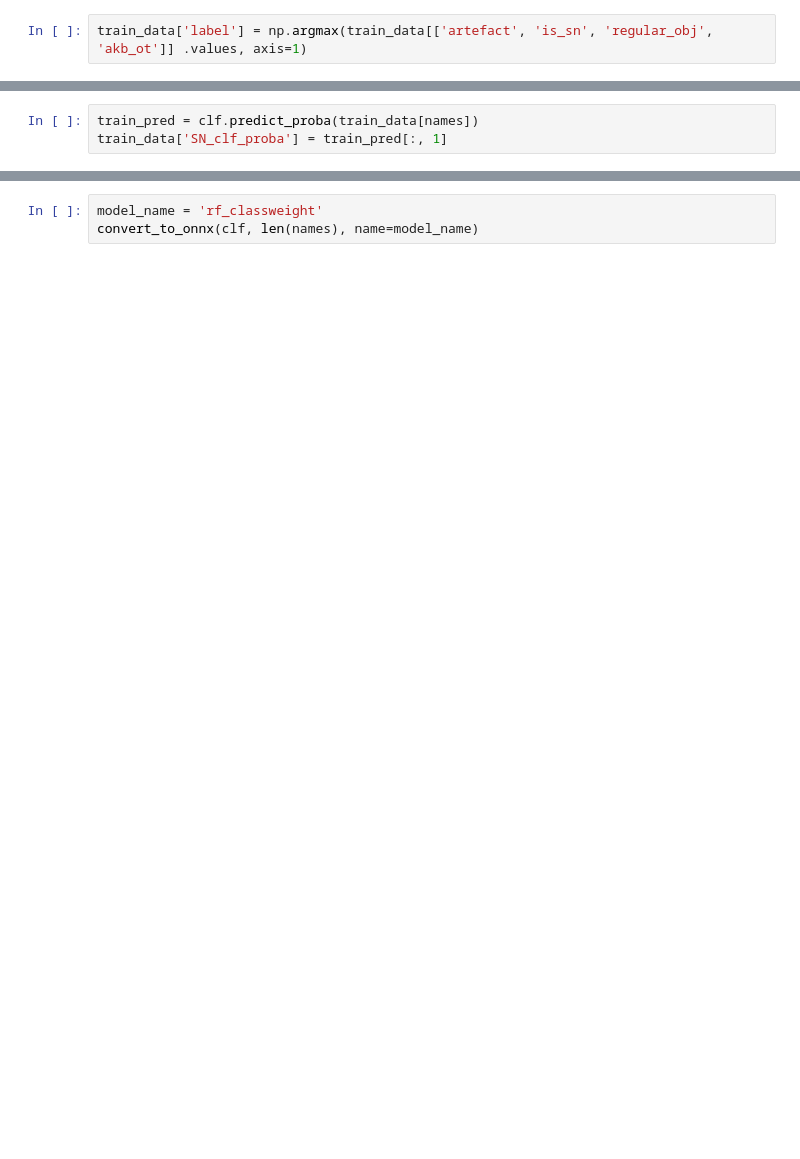
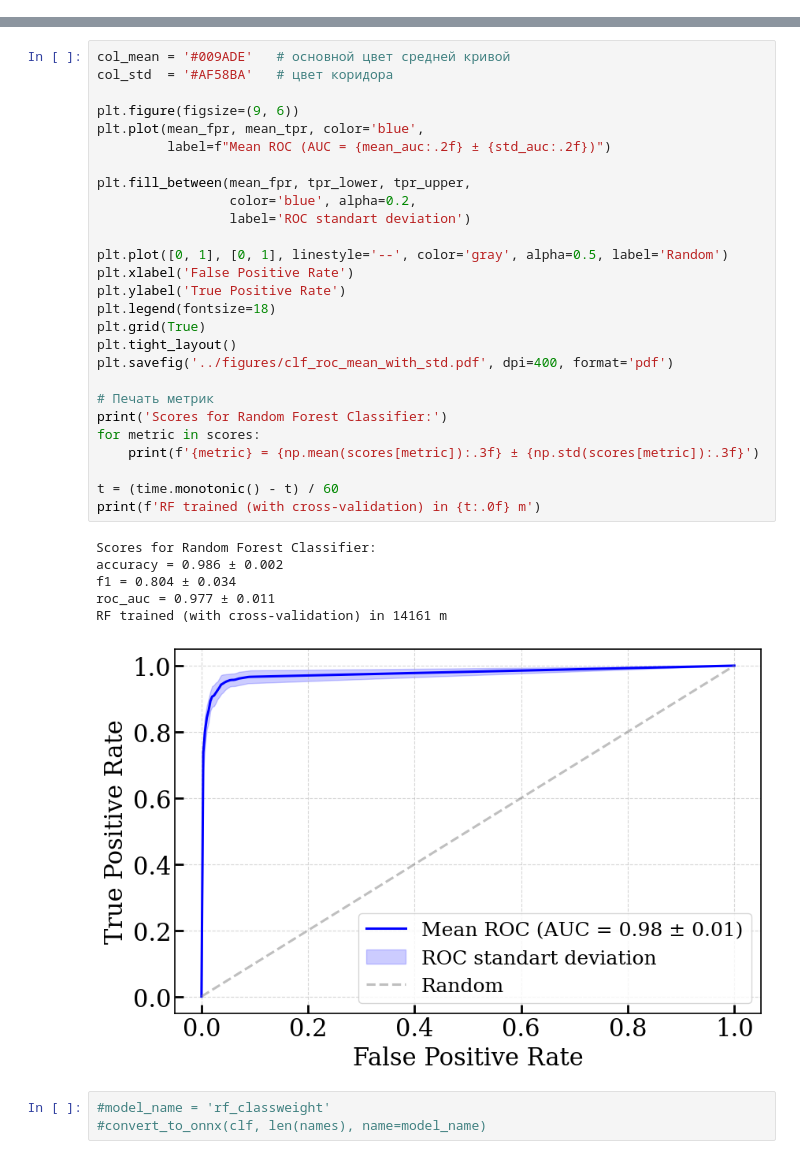
Before and after one commit to snad-space/snad-binary-classifiers, a Jupyter notebook: sn_clf/notebooks/train_clf_BTS_sample.ipynb, the cells around one changed output, grey strips where cells are left out. Drawn from its saved outputs; the diff is of its cells as text; blank space fills up the shorter version.

```diff
--- a/sn_clf/notebooks/train_clf_BTS_sample.ipynb
+++ b/sn_clf/notebooks/train_clf_BTS_sample.ipynb
@@ -141,2 +22,0 @@ Train size: 16974
-# %%
-train_data['label'] = np.argmax(train_data[['artefact', 'is_sn', 'regular_obj', 'akb_ot']] .values, axis=1)
@@ -183,3 +22,0 @@ RF trained (with cross-validation) in 0 m
-# %%
-train_pred = clf.predict_proba(train_data[names])
-train_data['SN_clf_proba'] = train_pred[:, 1]
@@ -188,6 +148,40 @@ train_data.to_csv('../data/train_data_big.csv', index=False)
+# %%
+col_mean = '#009ADE'   # основной цвет средней кривой
+col_std  = '#AF58BA'   # цвет коридора
+
+plt.figure(figsize=(9, 6))
+plt.plot(mean_fpr, mean_tpr, color='blue',
+         label=f"Mean ROC (AUC = {mean_auc:.2f} ± {std_auc:.2f})")
+
+plt.fill_between(mean_fpr, tpr_lower, tpr_upper,
+                 color='blue', alpha=0.2,
+                 label='ROC standart deviation')
+
+plt.plot([0, 1], [0, 1], linestyle='--', color='gray', alpha=0.5, label='Random')
+plt.xlabel('False Positive Rate')
+plt.ylabel('True Positive Rate')
+plt.legend(fontsize=18)
+plt.grid(True)
+plt.tight_layout()
+plt.savefig('../figures/clf_roc_mean_with_std.pdf', dpi=400, format='pdf')
+
+# Печать метрик
+print('Scores for Random Forest Classifier:')
+for metric in scores:
+    print(f'{metric} = {np.mean(scores[metric]):.3f} ± {np.std(scores[metric]):.3f}')
+
+t = (time.monotonic() - t) / 60
+print(f'RF trained (with cross-validation) in {t:.0f} m')
+# %% [output]
+Scores for Random Forest Classifier:
+accuracy = 0.986 ± 0.002
+f1 = 0.804 ± 0.034
+roc_auc = 0.977 ± 0.011
+RF trained (with cross-validation) in 14161 m
+[figure, added]
 # %%
-model_name = 'rf_classweight'
-convert_to_onnx(clf, len(names), name=model_name)
+#model_name = 'rf_classweight'
+#convert_to_onnx(clf, len(names), name=model_name)
 # %%
 importances = clf.feature_importances_
 std = np.std([tree.feature_importances_ for tree in clf.estimators_], axis=0)
```
Also changed, not shown: parts of 22 cells of this notebook, 11 other files.
